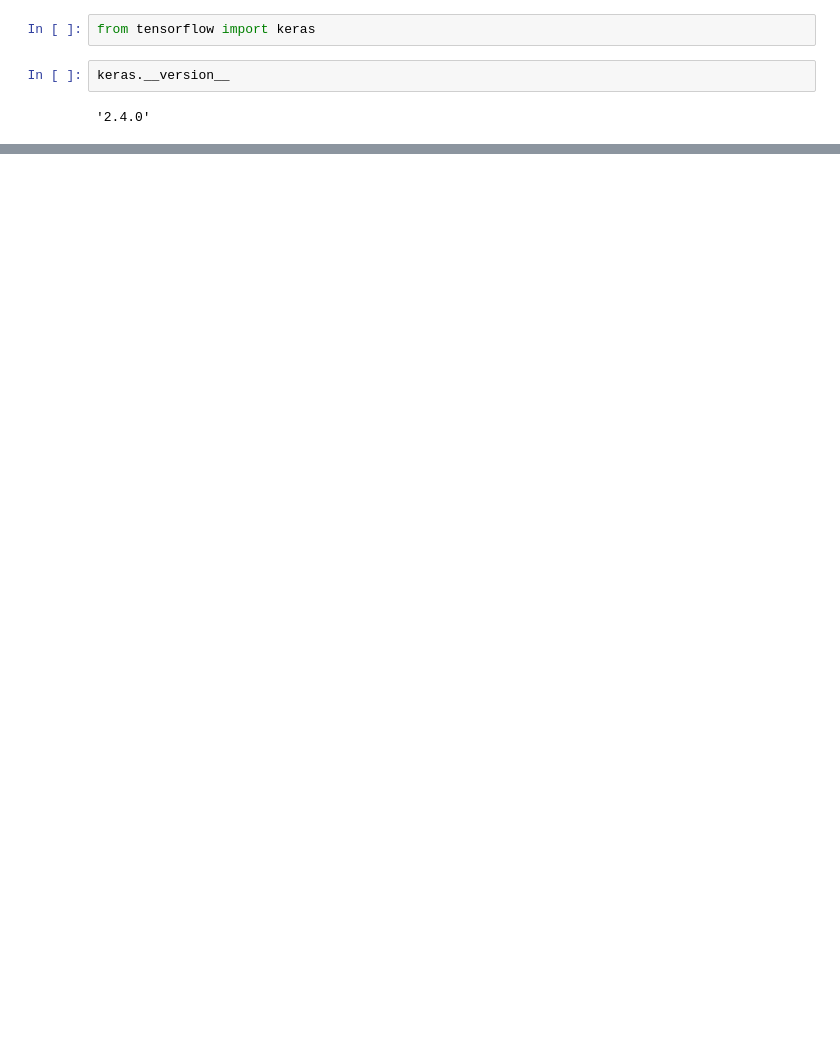
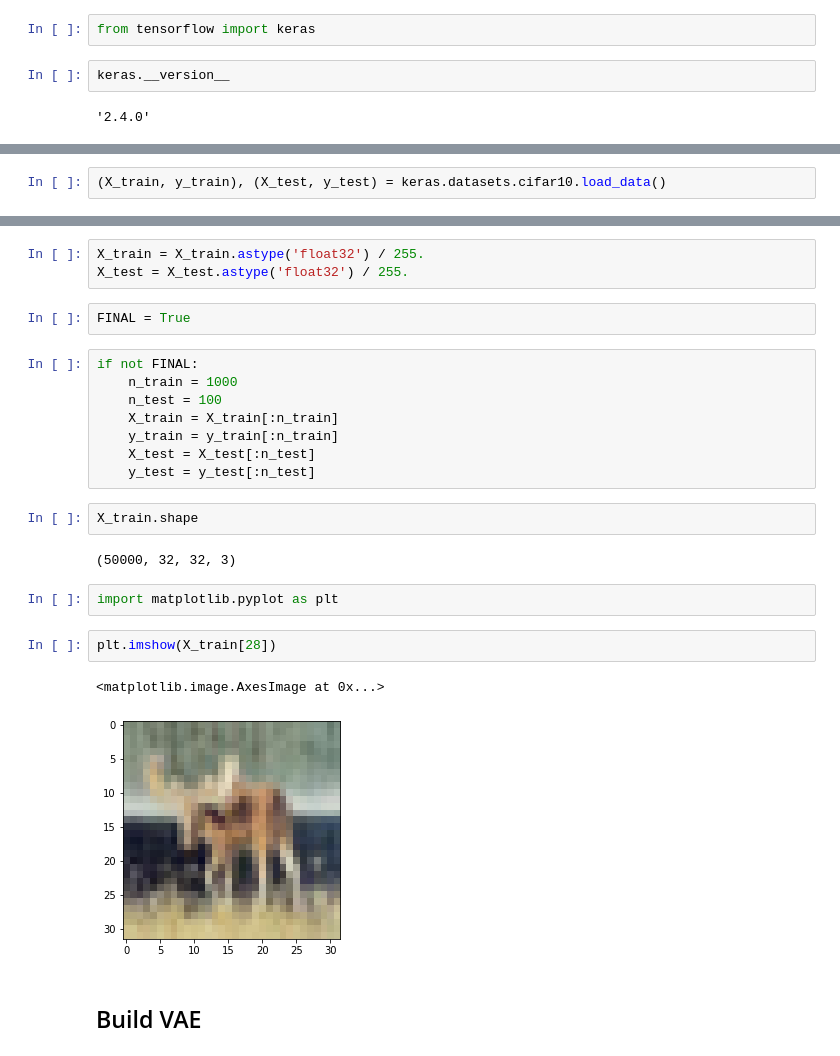
Before and after one commit to pbr142/handson-ml2, a Jupyter notebook: exercises/VAE_AI_Academy.ipynb, the cells around one changed output, grey strips where cells are left out. Saved outputs shown, nothing was run; the diff lists cells and outputs as text; blank space fills up the shorter version.

```diff
--- a/exercises/VAE_AI_Academy.ipynb
+++ b/exercises/VAE_AI_Academy.ipynb
@@ -16,0 +20,2 @@ Mounted at /content/gdrive
+# %%
+(X_train, y_train), (X_test, y_test) = keras.datasets.cifar10.load_data()
@@ -16,0 +25,26 @@ Mounted at /content/gdrive
+# %%
+X_train = X_train.astype('float32') / 255.
+X_test = X_test.astype('float32') / 255.
+# %%
+FINAL = True
+# %%
+if not FINAL:
+    n_train = 1000
+    n_test = 100
+    X_train = X_train[:n_train]
+    y_train = y_train[:n_train]
+    X_test = X_test[:n_test]
+    y_test = y_test[:n_test]
+# %%
+X_train.shape
+# %% [output]
+(50000, 32, 32, 3)
+# %%
+import matplotlib.pyplot as plt
+# %%
+plt.imshow(X_train[28])
+# %% [output]
+<matplotlib.image.AxesImage at 0x...>
+[figure, added]
+# %% [markdown]
+## Build VAE
```
Also changed, not shown: parts of 18 cells of this notebook.
